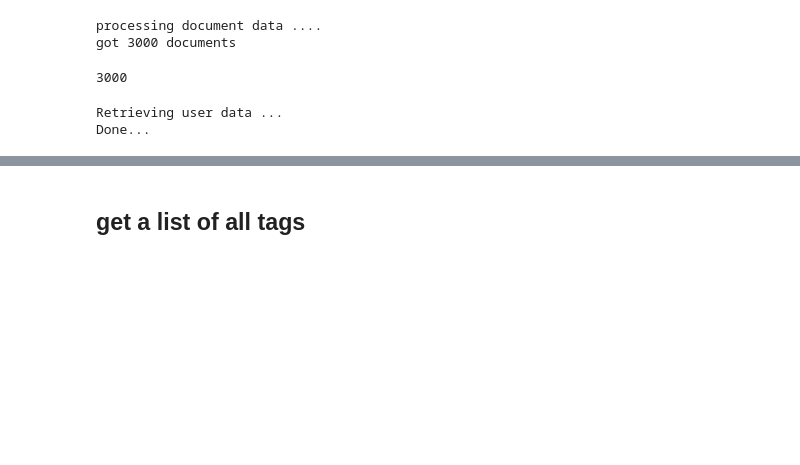
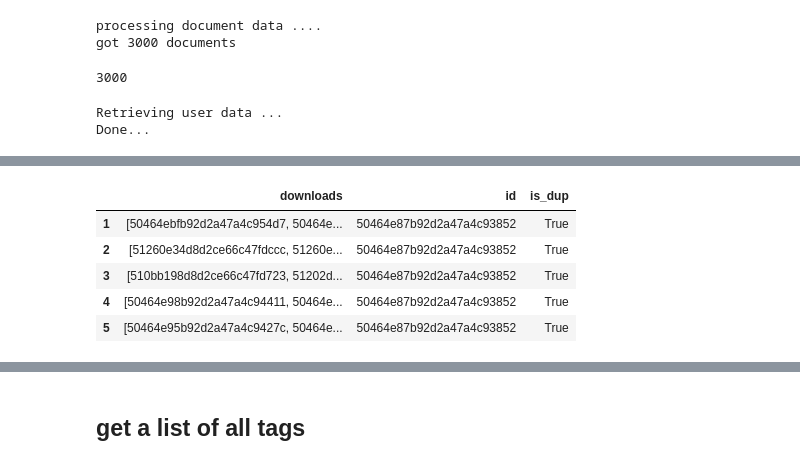
Before and after one commit to maxkimambo/recommender, a Jupyter notebook: Recommender.ipynb, the cells around one changed output, grey strips where cells are left out. Drawn from its saved outputs; the diff is of its cells as text; code cells hidden in the pictures; blank space fills up the shorter version.

```diff
--- a/Recommender.ipynb
+++ b/Recommender.ipynb
@@ -64,0 +78,11 @@ docs_list = worker.documents
+# %%
+duplicates = pdf.loc[pdf['is_dup'] == True]
+# %%
+duplicates.head()
+# %% [output]
+|  | downloads | id | is_dup |
+| 1 | [50464ebfb92d2a47a4c954d7, 50464e... | 50464e87b92d2a47a4c93852 | True |
+| 2 | [51260e34d8d2ce66c47fdccc, 51260e... | 50464e87b92d2a47a4c93852 | True |
+| 3 | [510bb198d8d2ce66c47fd723, 51202d... | 50464e87b92d2a47a4c93852 | True |
+| 4 | [50464e98b92d2a47a4c94411, 50464e... | 50464e87b92d2a47a4c93852 | True |
+| 5 | [50464e95b92d2a47a4c9427c, 50464e... | 50464e87b92d2a47a4c93852 | True |
```
Also changed, not shown: parts of 16 cells of this notebook, 4 other files.
